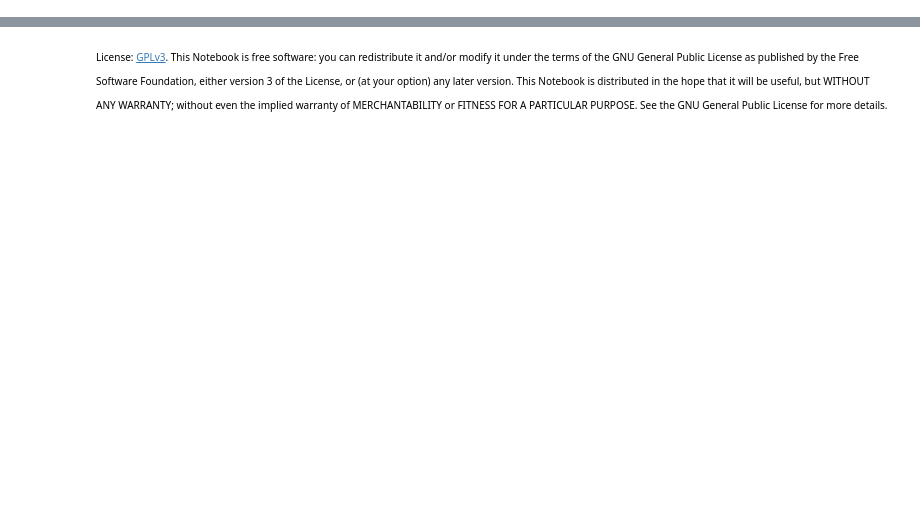
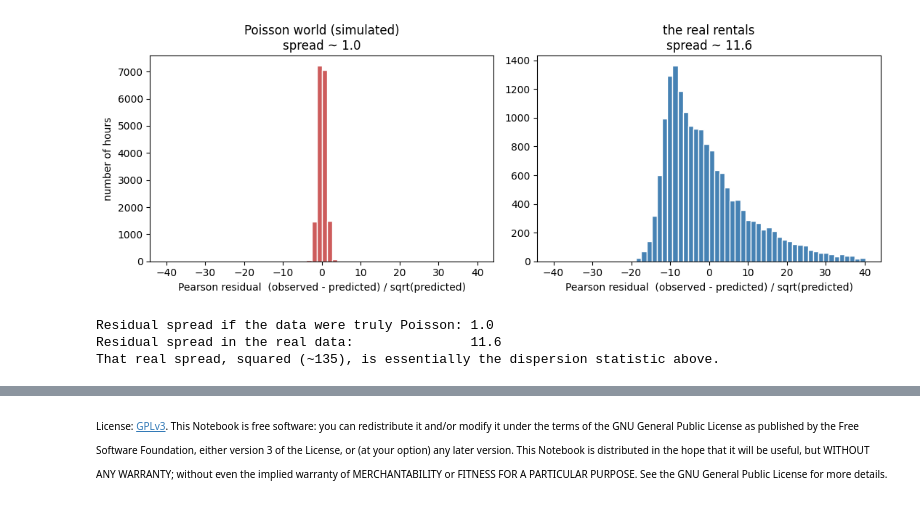
Before and after one commit to datakolektiv/AI_AnalystLAB, a Jupyter notebook: Session07/AI_AnalystLAB07.ipynb, the cells around one changed output, grey strips where cells are left out. Cells and saved outputs as stored; diff of their text form; code cells hidden in the pictures; blank space fills up the shorter version.

```diff
--- a/Session07/AI_AnalystLAB07.ipynb
+++ b/Session07/AI_AnalystLAB07.ipynb
@@ -894,0 +111,9 @@ A short, focused list. If you watch only one video, make it the StatQuest *t-SNE
+# %%
+predictors = ["temp", "hum", "windspeed", "workingday"]
+X = sm.add_constant(bikes[predictors])      # add the intercept column (as in Session 04)
+y = bikes["cnt"]
+
+ols = sm.OLS(y, X).fit()                     # ordinary least squares — the Session-04 model
+ols_predictions = ols.predict(X)
+
+print("Smallest number of bikes the straight line predicts:", round(ols_predictions.min(), 1))
@@ -894,0 +189,3 @@ A short, focused list. If you watch only one video, make it the StatQuest *t-SNE
+# %%
+poisson = sm.Poisson(y, X).fit(disp=False)   # disp=False just hides the solver's progress messages
+print(poisson.summary())
@@ -894,0 +273,5 @@ A short, focused list. If you watch only one video, make it the StatQuest *t-SNE
+# %%
+mu = poisson.predict(X)                                   # the rate the model expects for each hour
+dispersion = ((y - mu)**2 / mu).sum() / (len(y) - X.shape[1])
+print("Dispersion statistic:", round(dispersion, 1))
+print("For a well-behaved Poisson it should be about 1.")
@@ -894,0 +287,33 @@ A short, focused list. If you watch only one video, make it the StatQuest *t-SNE
+# %%
+rng = np.random.default_rng(42)
+
+mu_arr = mu.to_numpy()                                    # the model's predicted rate for each hour
+y_arr  = y.to_numpy()                                     # the real count for each hour
+
+# Pearson residual of the REAL data: how far off we were, in the units a true Poisson calls normal.
+pearson_real = (y_arr - mu_arr) / np.sqrt(mu_arr)
+
+# The simulation: let the fitted Poisson GENERATE a count for each hour (a random draw from a
+# Poisson with that hour's predicted rate) — the "Poisson world" the model believes in.
+y_poisson_world = rng.poisson(mu_arr)
+pearson_sim = (y_poisson_world - mu_arr) / np.sqrt(mu_arr)
+
+lim = np.percentile(np.abs(pearson_real), 99)            # frame the bulk of the real residuals
+fig, axes = plt.subplots(1, 2, figsize=(11, 4), sharex=True)
+axes[0].hist(pearson_sim,  bins=60, range=(-lim, lim), color="indianred",  edgecolor="white")
+axes[0].set_title(f"Poisson world (simulated)\nspread ~ {pearson_sim.std():.1f}")
+axes[1].hist(pearson_real, bins=60, range=(-lim, lim), color="steelblue", edgecolor="white")
+axes[1].set_title(f"the real rentals\nspread ~ {pearson_real.std():.1f}")
+for ax in axes:
+    ax.set_xlabel("Pearson residual  (observed - predicted) / sqrt(predicted)")
+axes[0].set_ylabel("number of hours")
+plt.tight_layout(); plt.show()
+
+print("Residual spread if the data were truly Poisson:", round(pearson_sim.std(), 1))
+print("Residual spread in the real data:              ", round(pearson_real.std(), 1))
+print("That real spread, squared (~%.0f), is essentially the dispersion statistic above." % (pearson_real.std()**2))
+# %% [output]
+[figure, added]
+Residual spread if the data were truly Poisson: 1.0
+Residual spread in the real data:               11.6
+That real spread, squared (~135), is essentially the dispersion statistic above.
```
Also changed, not shown: parts of 94 cells of this notebook, 3 other files.
